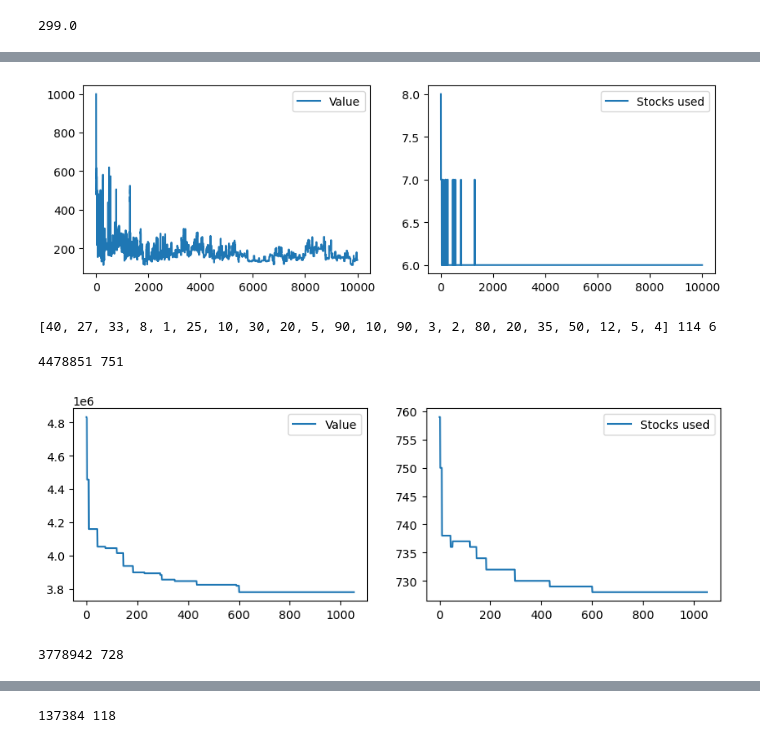
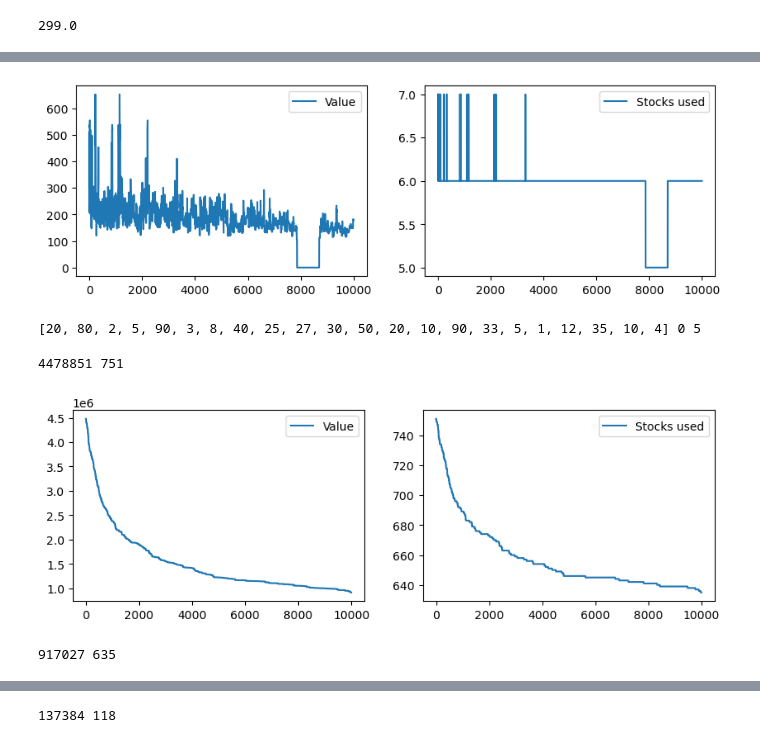
Before and after one commit to MilenkovicMaja/csp_optimization, a Jupyter notebook: csp.ipynb, the cells around one changed output, grey strips where cells are left out. Cells and saved outputs as stored; diff of their text form; code cells hidden in the pictures.

Commit message:
Simulated annealing additions

```diff
--- a/csp.ipynb
+++ b/csp.ipynb
@@ -53,5 +7,0 @@ def make_small_change(orders, num_orders):
-# %%
-def initialize(orders):
-    solution = deepcopy(orders)
-#     random.shuffle(solution)
-    return solution
@@ -106,0 +72,6 @@ from matplotlib import pyplot as plt
+# %%
+def initialize(orders: list[int], shuffle: bool = False) -> list[int]:
+    solution = deepcopy(orders)
+    if shuffle:
+        random.shuffle(solution)
+    return solution
@@ -107,7 +106,33 @@ from matplotlib import pyplot as plt
+# %%
+def multiple_swaps(orders: list[int]):
+    num_orders = len(orders)
+    idxs = list(range(num_orders))
+    random_length = random.randrange(1, num_orders)
+    chosen = random.sample(idxs, k = random_length)
+    for i in range(random_length):
+        for j in range(chosen[i] + 1, num_orders):
+            if orders[chosen[i]] != orders[j]:
+                tmp = orders[chosen[i]]
+                orders[chosen[i]] = orders[j]
+                orders[j] = tmp
+                break
+
+def swap(orders: list[int]):
+    idx1 = random.randrange(len(orders))
+    idx2 = random.randrange(len(orders))
+    while orders[idx1] == orders[idx2]:
+        idx2 = random.randrange(len(orders))
+
+    tmp = orders[idx1]
+    orders[idx1] = orders[idx2]
+    orders[idx2] = tmp
 # %%
-def calc_temperature(current_temp, a):
-    return current_temp / (1 + a * current_temp)
+def calc_temperature_1(current_temp: float, alpha: float) -> float:
+    return current_temp / (1 + alpha * current_temp)
 
-def calc_alpha(initial_temp, min_temp):
+def calc_temperature_2(current_temp: float, alpha: float) -> float:
+    return current_temp * alpha
+
+def calc_alpha(initial_temp: float, min_temp: float) -> float:
     return (initial_temp - min_temp) / (num_iters * initial_temp * min_temp)
 # %%
@@ -165,13 +212,13 @@ random.shuffle(orders)
 # %%
 initial_temp = 100
 min_temp = 10
 num_iters = 10000 # todo
 a = calc_alpha(initial_temp, min_temp)
-solution, value, stocks_used = simulated_annealing(orders, initial_temp, min_temp, a)
+solution, value, stocks_used = simulated_annealing(orders, alpha=a, plot=True)
 print(solution, value, stocks_used)
 # %% [output]
-[figure, old version]
+[figure, new version]
-[40, 27, 33, 8, 1, 25, 10, 30, 20, 5, 90, 10, 90, 3, 2, 80, 20, 35, 50, 12, 5, 4] 114 6
+[20, 80, 2, 5, 90, 3, 8, 40, 25, 27, 30, 50, 20, 10, 90, 33, 5, 1, 12, 35, 10, 4] 0 5
 # %%
 orders = read_instance('test_instances/test_instance_20.csp')
 initial_value, initial_stocks_used = calc_solution_value(orders)
@@ -179,9 +226,10 @@ print(initial_value, initial_stocks_used)
 # %% [output]
 4478851 751
 # %%
+#Staro
 
-solution, value, stocks_used = simulated_annealing(orders, T=40000, min_temperature=1e-3, a=0.95)
+solution, value, stocks_used = simulated_annealing(orders, alpha=a, plot=True)
 print(value, stocks_used)
 # %% [output]
-[figure, old version]
+[figure, new version]
-3778942 728
+917027 635
```
Also changed, not shown: parts of 13 cells of this notebook.
